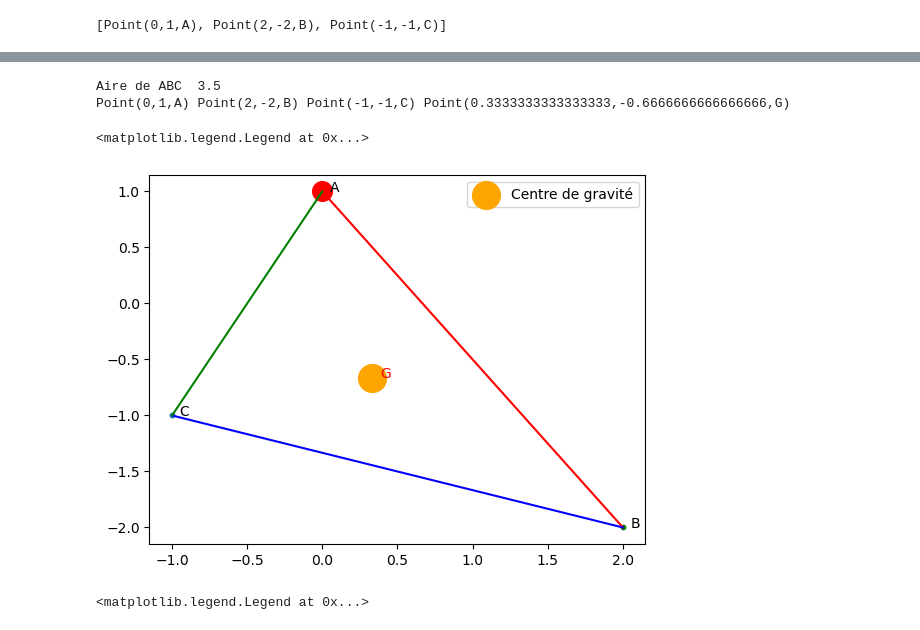
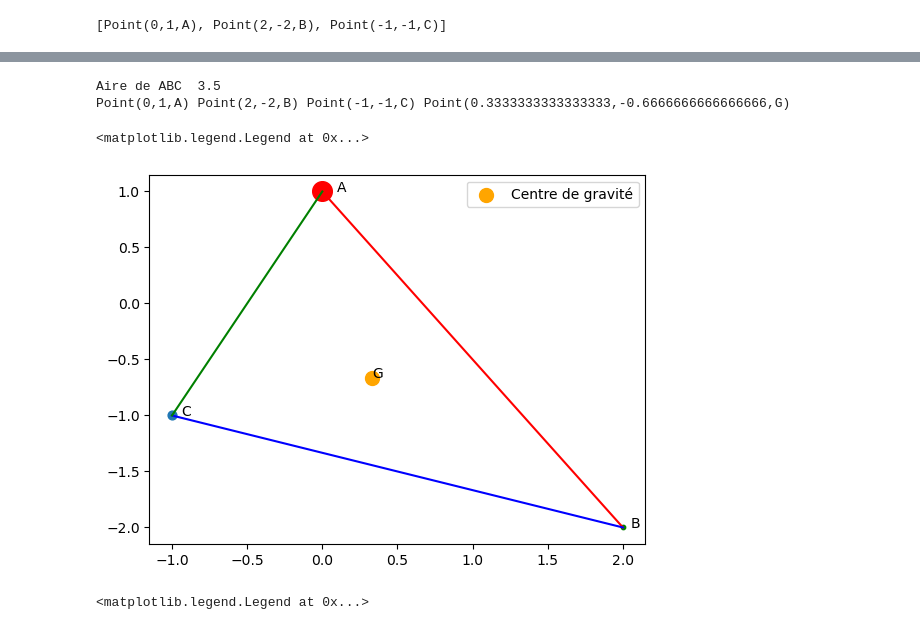
Before and after one commit to mhdeleglise/Formes2D, a Jupyter notebook: tst.ipynb, the cells around one changed output, grey strips where cells are left out. Drawn from its saved outputs; the diff is of its cells as text; code cells hidden in the pictures.

```diff
--- a/tst.ipynb
+++ b/tst.ipynb
@@ -42,27 +41,27 @@ G.draw(ax)
 # %%
 AB=Segment(A, B)
 AC=Segment(A,C)
 BC=Segment(B,C)
 ABC=Polygone([A,B,C])
 print("Aire de ABC ", ABC.aire())
 G = (A+B+C)/3
 G.nom="G"
 print(A,B,C,G)
 
 fig, ax = plt.subplots()
+A.draw(ax,  color='red', s=200,dx=0.1)
+B.draw(ax,  color='green',dx=0.05)
+C.draw(ax, s=40, dx = 0.06)
 AB.draw(ax, color='red')
 BC.draw(ax, color='blue')
 AC.draw(ax, color='green')
-A.draw(ax,  color='red', s=200)
-B.draw(ax,  color='green')
-C.draw(ax)
-G.draw(ax,color='orange', namecolor='red', s=400, label="Centre de gravité")
+G.draw(ax,color='orange', namecolor='black', s=100, label="Centre de gravité")
 ax.legend()
 # %% [output]
 Aire de ABC  3.5
 Point(0,1,A) Point(2,-2,B) Point(-1,-1,C) Point(0.3333333333333333,-0.6666666666666666,G)
 <matplotlib.legend.Legend at 0x...>
-[figure, old version]
+[figure, new version]
 # %%
 fig, ax = plt.subplots()
 ax.set_xlim(-2,7)
```
Also changed, not shown: parts of 6 cells of this notebook, 3 other files.
